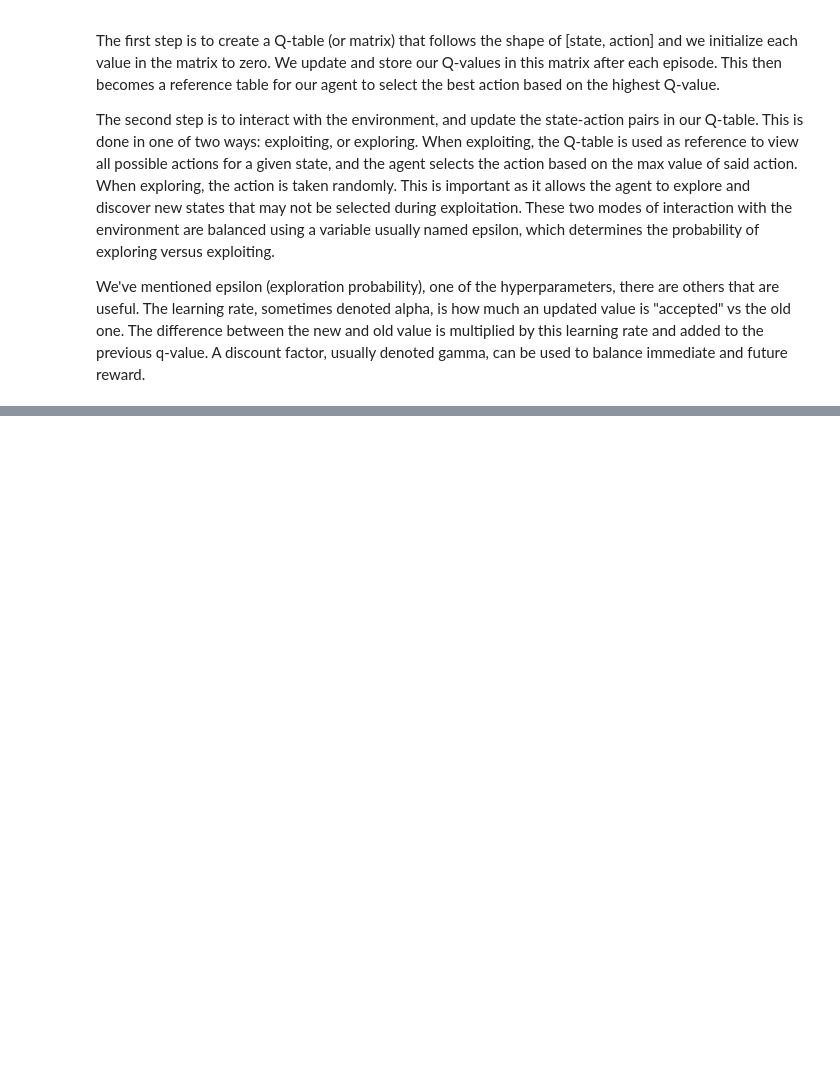
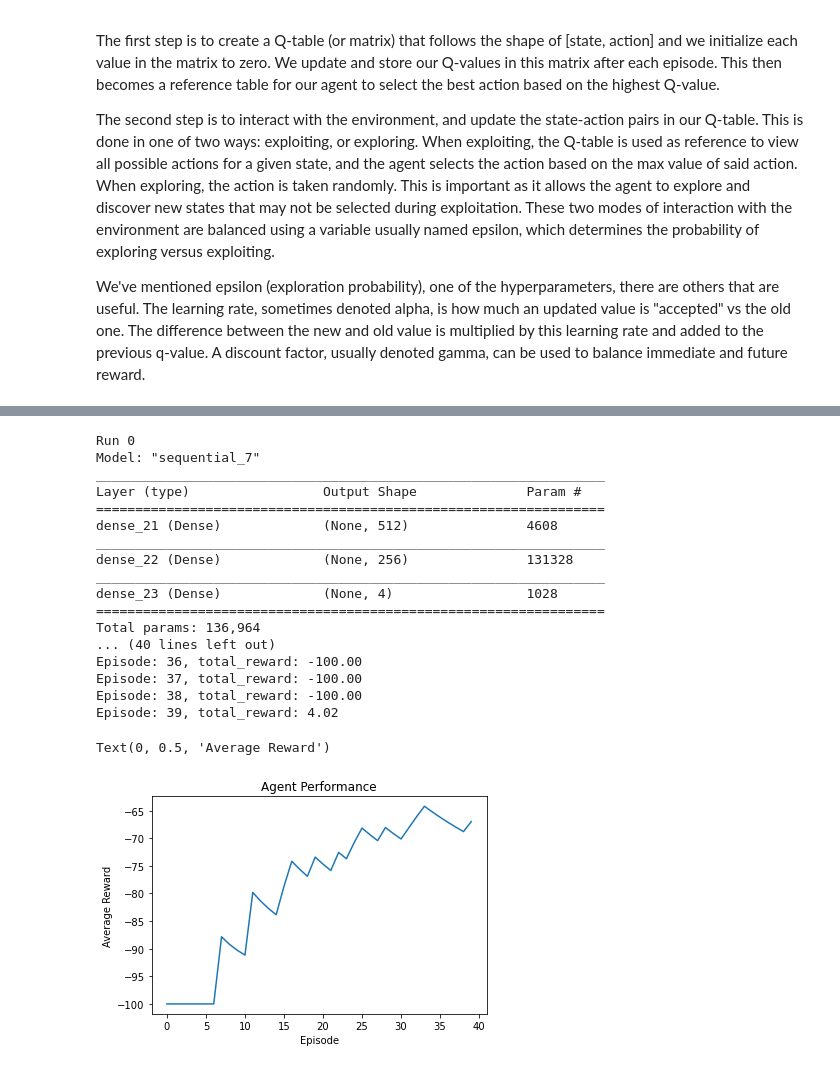
Before and after one commit to JonasRosenzweig/RLProject, a Jupyter notebook: _Main Project Working.ipynb, the cells around one changed output, grey strips where cells are left out. Saved outputs shown, nothing was run; the diff lists cells and outputs as text; code cells hidden in the pictures; blank space fills up the shorter version.

Commit message:
DQNAgent LunarLander-v2
added DQNAgent for LunarLander-v2
DQN Text needed, training loop working, testing loop needs implementing

```diff
--- a/_Main Project Working.ipynb
+++ b/_Main Project Working.ipynb
@@ -378,0 +474,64 @@ Text(0, 0.5, 'Average Reward')
+# %%
+num_runs = 1
+run_rewards = []
+env = gym.make('LunarLander-v2')
+lr = 0.001
+epsilon = 1.0
+epsilon_decay = 0.995
+gamma = 0.99
+
+for n in range(num_runs):
+    print("Training Run {}".format(n))
+    ep_rewards = []
+    num_episodes = 40
+    agent = DQNAgent(env, lr, epsilon, epsilon_decay, gamma)
+
+    for ep in range(num_episodes):
+        state = env.reset()
+        total_reward = 0
+        num_steps = 100
+        state = np.reshape(state, [1, agent.num_observation_space])
+        total_reward += reward
+        for step in range(num_steps):
+            # env.render()
+            received_action = agent.get_action(state)
+            next_state, reward, done, info = env.step(received_action)
+            next_state = np.reshape(next_state, [1, agent.num_observation_space])
+            agent.add_to_replay_memory(state, received_action, reward, next_state, done)
+            #total_reward += reward
+            state = next_state
+            agent.update_counter()
+            agent.learn_and_update_weights_by_reply()
+        ep_rewards.append(total_reward)
+        print("Episode: {}, total_reward: {:.2f}".format(ep, total_reward))
+run_rewards.append(ep_rewards)
+env.close()
+
+for n, ep_rewards in enumerate(run_rewards):
+  x = range(len(ep_rewards))
+  cumsum = np.cumsum(ep_rewards)
+  avgs = [cumsum[ep]/(ep+1) if ep<100 else (cumsum[ep]-cumsum[ep-100])/100 for ep in x]
+  plt.plot(x, avgs)
+plt.title("Agent Performance")
+plt.xlabel("Episode")
+plt.ylabel("Average Reward")
+# %% [output]
+Run 0
+Model: "sequential_7"
+_________________________________________________________________
+Layer (type)                 Output Shape              Param #
+=================================================================
+dense_21 (Dense)             (None, 512)               4608
+_________________________________________________________________
+dense_22 (Dense)             (None, 256)               131328
+_________________________________________________________________
+dense_23 (Dense)             (None, 4)                 1028
+=================================================================
+Total params: 136,964
+... (40 lines left out)
+Episode: 36, total_reward: -100.00
+Episode: 37, total_reward: -100.00
+Episode: 38, total_reward: -100.00
+Episode: 39, total_reward: 4.02
+Text(0, 0.5, 'Average Reward')
+[figure, added]
```
Also changed, not shown: parts of 8 cells of this notebook, 1 other file.
